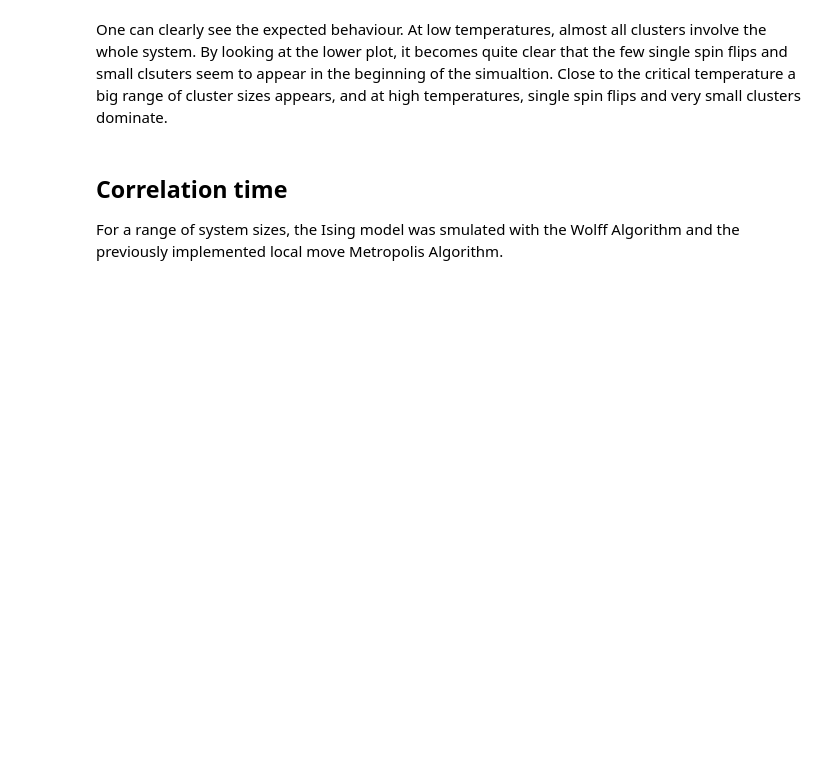
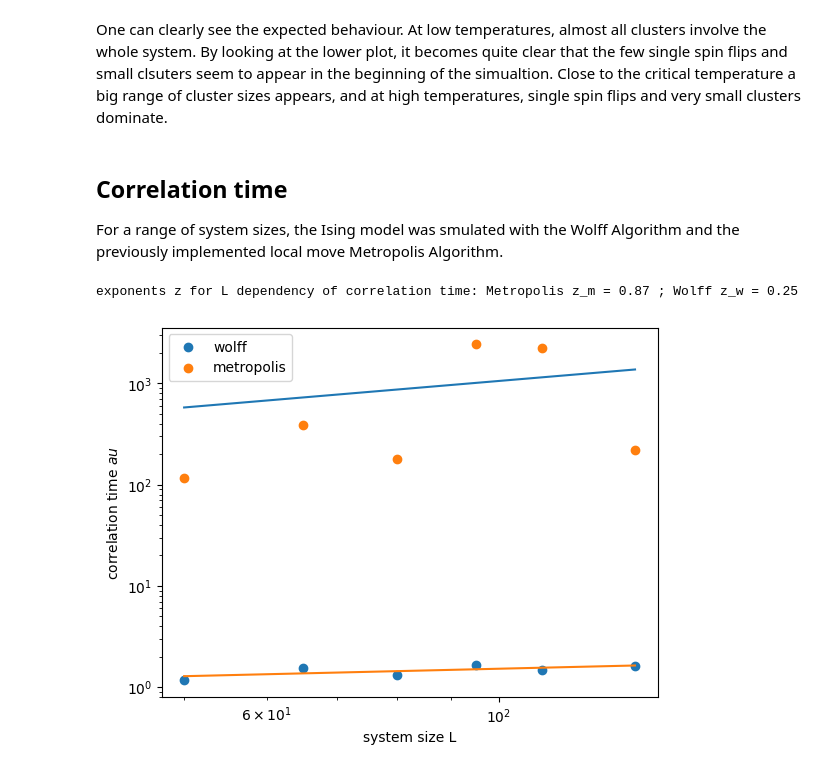
Before and after one commit to selina355/simulation-methods, a Jupyter notebook: WolffAlgorothm/Exercise7_Wolff.ipynb, the cells around one changed output. Saved outputs shown, nothing was run; the diff lists cells and outputs as text; code cells hidden in the pictures; blank space fills up the shorter version.

Commit message:
finally updated wolff complete

```diff
--- a/WolffAlgorothm/Exercise7_Wolff.ipynb
+++ b/WolffAlgorothm/Exercise7_Wolff.ipynb
@@ -57,4 +57,8 @@ Tc=2/np.log(1+np.sqrt(2))
 Temperatures=[0.5*Tc, Tc,Tc*2]
 
 clustersizes=data[:3]
-Magnetisations_Wolff= data[3:]
+Magnetisations_Wolff= data[4:15:2]
+clustersizes_corr=data[3:15:2]
+Magnetisations_Metropolis= data[15:]
+print(data[5])
+print(len(Magnetisations_Metropolis))
@@ -84,23 +91,54 @@ One can clearly see the expected behaviour. At low temperatures, almost all clus
 ## Correlation time
 For a range of system sizes, the Ising model was smulated with the Wolff Algorithm and the previously implemented local move Metropolis Algorithm.
 # %%
-Ls=[5,10,15,25,50,75,100]
+Ls=np.array([50,65,80,95,110,135])
 
 def exp(x,tau,a):
     return a*np.exp(-x/tau)
+def powerlaw(x,a,b):
+    return(b*x**a)
 
 def calc_autocorrellation(array, lag_max, t_eq):
     array=array[t_eq::]
     array_centered= array-np.average(array)
     N_samples= len(array)
     autocov = np.empty(lag_max)
     lagtimes=np.arange(0,lag_max)
     for j in range(lag_max):
         autocov[j] = np.dot(array_centered[:N_samples - j],array_centered[j:])
     autocov /= (N_samples-lagtimes)
     return autocov
-lagmax=1000
+lagmax=100
+lagtimes=np.arange(0,lagmax)
 k=0
 auto_times_wolff=[]
+auto_times_metropolis=[]
+
 for i,L in enumerate(Ls):
-    autocorr= calc_autocorrellation(Magnetisations_Wolff[i],lagmax, t_eq=0)
+    autocorr1= calc_autocorrellation(np.abs(Magnetisations_Wolff[i]),lagmax, t_eq=3000)
+    popt1,pcov1=scipy.optimize.curve_fit(exp,lagtimes,autocorr1)
+
+    auto_times_wolff.append(popt1[0])
+
+    autocorr2=calc_autocorrellation(Magnetisations_Metropolis[i],lagmax, t_eq=3000)
+    popt2,pcov2=scipy.optimize.curve_fit(exp,lagtimes,autocorr2)
+    auto_times_metropolis.append(popt2[0])
+auto_times_metropolis=np.array(auto_times_metropolis)
+auto_times_wolff= np.array(auto_times_wolff)*np.mean(clustersizes_corr,axis=1)/np.array(Ls)**2
+popt_m,pcov_m= scipy.optimize.curve_fit(powerlaw,Ls,auto_times_metropolis)
+popt_w,pcov_w= scipy.optimize.curve_fit(powerlaw,Ls,auto_times_wolff)
+print("exponents z for L dependency of correlation time: Metropolis z_m = %.2f ; Wolff z_w = %.2f"%(popt_m[0],popt_w[0]))
+plt.xscale("log")
+plt.yscale("log")
+
+plt.xlabel("system size L")
+plt.ylabel("correlation time $\tau$")
+plt.scatter(Ls,auto_times_wolff,label="wolff")
+plt.plot(Ls,powerlaw(Ls,*popt_m))
+plt.plot(Ls,powerlaw(Ls,*popt_w))
+plt.scatter(Ls,auto_times_metropolis,label="metropolis")
+plt.legend()
+plt.show()
+# %% [output]
+exponents z for L dependency of correlation time: Metropolis z_m = 0.87 ; Wolff z_w = 0.25
+[figure, added]
```
Also changed, not shown: parts of 3 cells of this notebook, 4 other files.
